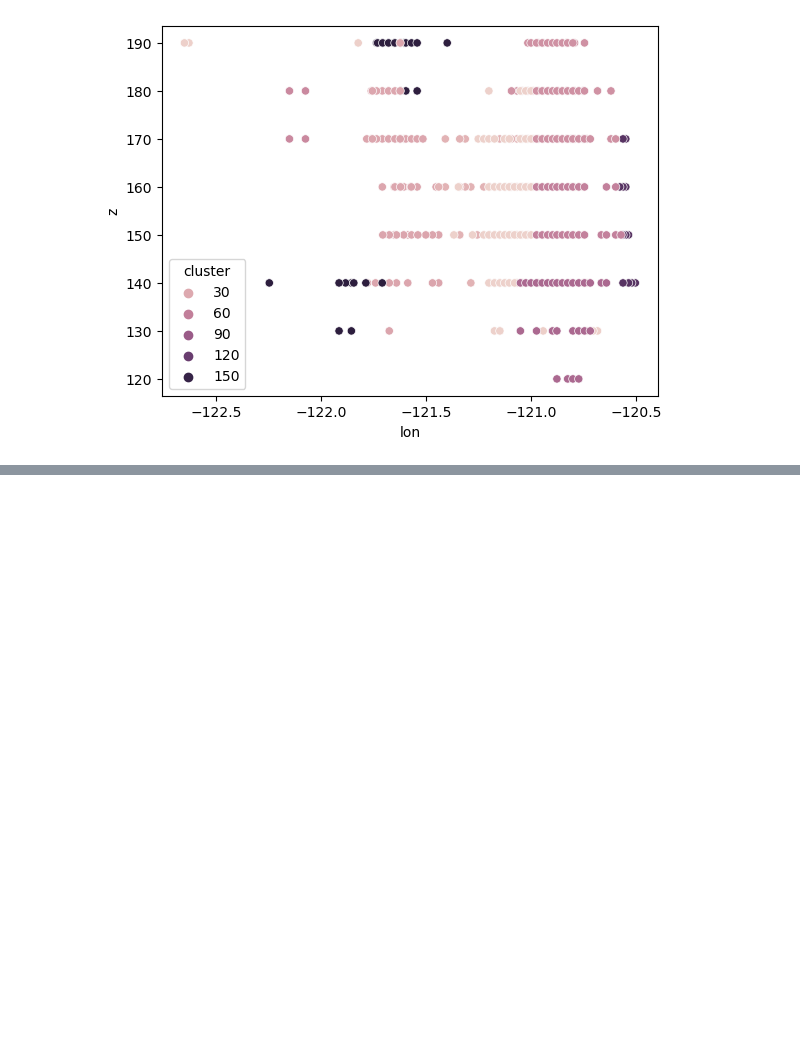
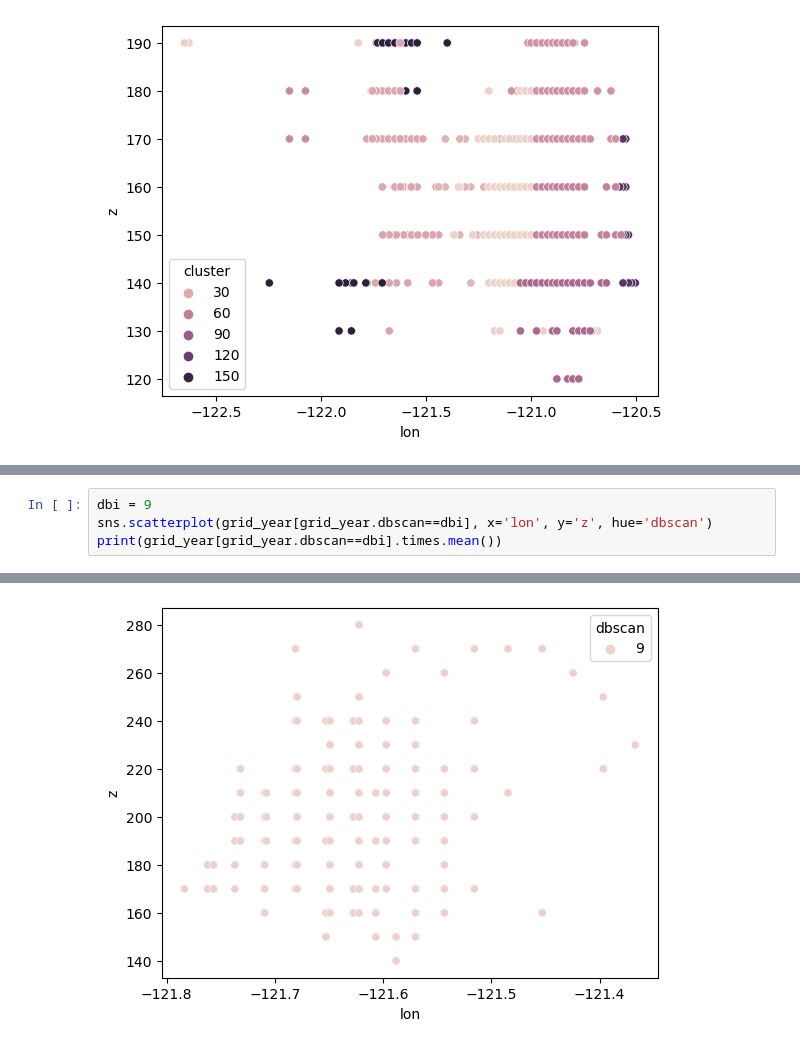
Before and after one commit to profxj/sio-sandbox, a Jupyter notebook: nb/CUGN/ClusterAnomalies.ipynb, the cells around one changed output, grey strips where cells are left out. Drawn from its saved outputs; the diff is of its cells as text; blank space fills up the shorter version.

```diff
--- a/nb/CUGN/ClusterAnomalies.ipynb
+++ b/nb/CUGN/ClusterAnomalies.ipynb
@@ -183,0 +218,5 @@ grid_year[c60].head()
+# %%
+dbi = 9
+sns.scatterplot(grid_year[grid_year.dbscan==dbi], x='lon', y='z', hue='dbscan')
+print(grid_year[grid_year.dbscan==dbi].times.mean())
+# %% [output]
@@ -183,0 +224 @@ grid_year[c60].head()
+[figure, added]
```
Also changed, not shown: parts of 14 cells of this notebook.
